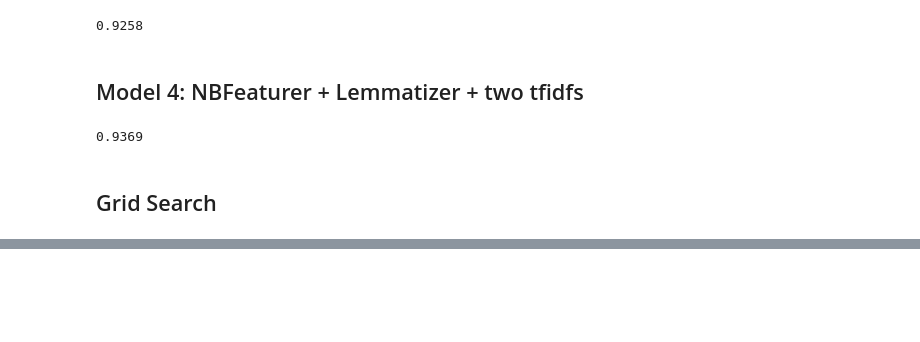
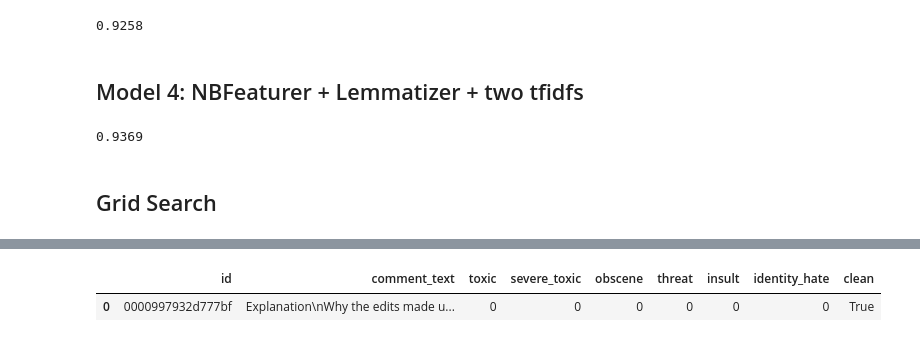
Before and after one commit to bhishanpdl/Project_Toxic_Comments, a Jupyter notebook: notebooks/a03_text_data_modelling_logistic_regression.ipynb, the cells around one changed output, grey strips where cells are left out. Cells and saved outputs as stored; diff of their text form; code cells hidden in the pictures; blank space fills up the shorter version.

```diff
--- a/notebooks/a03_text_data_modelling_logistic_regression.ipynb
+++ b/notebooks/a03_text_data_modelling_logistic_regression.ipynb
@@ -435,0 +614,5 @@ grid.best_params_
+# %%
+df_train.head(1)
+# %% [output]
+|  | id | comment_text | toxic | severe_toxic | obscene | threat | insult | identity_hate | clean |
+| 0 | 0000997932d777bf | Explanation\nWhy the edits made u... | 0 | 0 | 0 | 0 | 0 | 0 | True |
```
Also changed, not shown: parts of 27 cells of this notebook.
